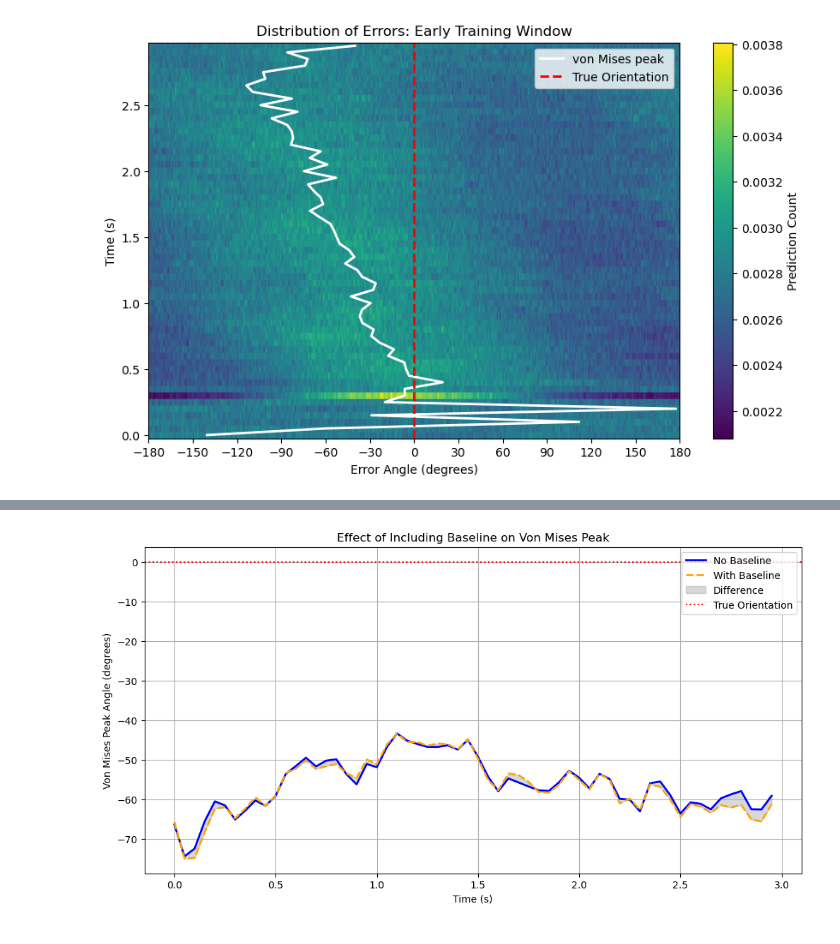
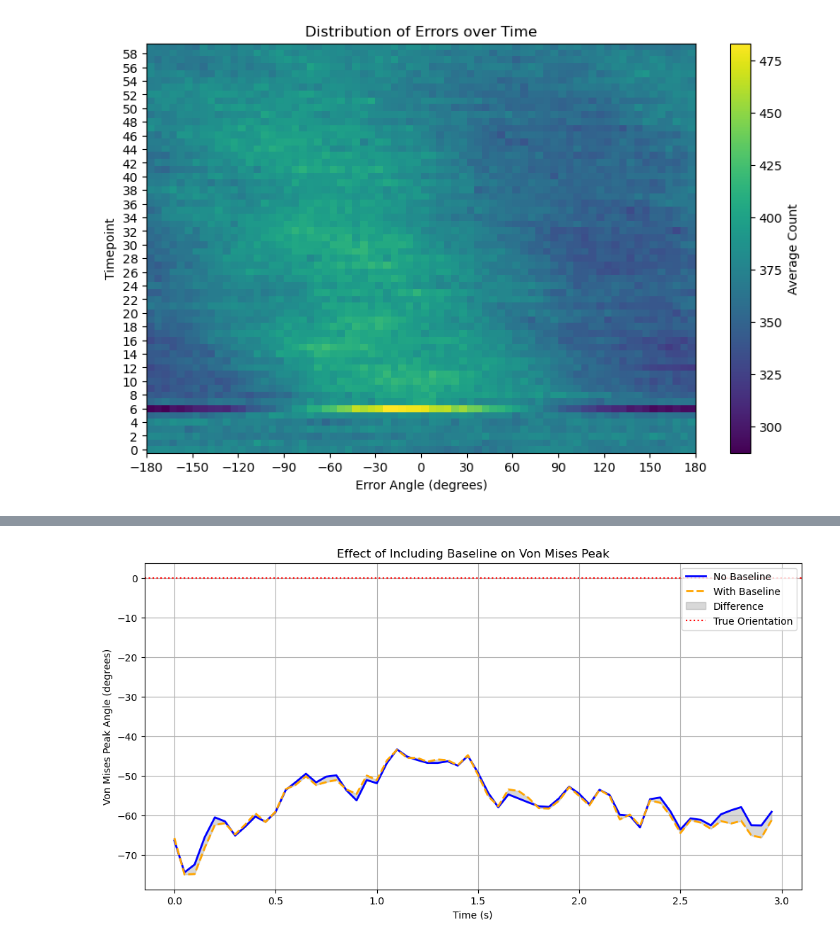
Before and after one commit to sebmonte/Orientation-Imagery, a Jupyter notebook: AnalysisScripts/Step4-Regression/Step4BRegressionAnalysis.ipynb, the cells around one changed output, grey strips where cells are left out. Saved outputs shown, nothing was run; the diff lists cells and outputs as text; code cells hidden in the pictures.

```diff
--- a/AnalysisScripts/Step4-Regression/Step4BRegressionAnalysis.ipynb
+++ b/AnalysisScripts/Step4-Regression/Step4BRegressionAnalysis.ipynb
@@ -11,15 +11,14 @@ subjects = [f"S{i:02}" for i in range(1, 21)]
 #Set 1 if you want to include miniepochs with a pre-onset period
 BaselineData = 1
 #Set to 0 to look at data trained on the early peak response, 1 to look at data trained on late peak response
-Peak = 0
+Peak = 1
 if Peak == 0:
     timing = 'Early'
 else:
     timing = 'Late'
-
-top_dir =  '/Users/sm6511/Desktop/NIH_Experiment'
-bids_dir = os.path.join(top_dir, 'Bids/derivatives/preprocessed/')
-data_path = os.path.join(top_dir, '!Important Data/errors/')
+bids_dir = '/Users/sm6511/Desktop/NIH_Experiment/Bids/derivatives/preprocessed/'
+data_path = '/Users/sm6511/Desktop/NIH_Experiment/Bids/derivatives/Processed_Data/errors/'
+output_dir = '/Users/sm6511/Desktop/NIH_Experiment/Bids/derivatives/Plots'
 # Dictionary to store data for each subject
 subject_data = {}
 for Subject in subjects:
@@ -30,16 +29,16 @@ for Subject in subjects:
 
     fn_miniepochs = f'sub-{Subject}_miniEpochs_preprocessed-epo.fif'
     epochs_mini = mne.read_epochs(bids_dir + fn_miniepochs, preload=False)
-    errors = np.load(data_path + 'data/' + fn_Subject)
+    errors = np.load(data_path + fn_Subject)
 
     subject_data[Subject] = {
-        'epochs_mini': epochs_mini.metadata['timepoints'].to_numpy(),
+        'epochs_mini': epochs_mini.metadata,
         'errors': errors
     }
     del epochs_mini
 # Print shape and first few lines of errors arrays
 for Subject in subjects:
-    errors = np.load(data_path + 'data/' + fn_Subject)
+    errors = np.load(data_path + fn_Subject)
     print(f"Subject {Subject}: Shape {errors.shape}")
     print(errors[:5])  # Print first 5 lines for
 # %% [output]
@@ -63,82 +285,46 @@ Reading /Users/sm6511/Desktop/NIH_Experiment/Bids/derivatives/preprocessed/sub-S
 # %%
 from scipy.stats import vonmises
 import numpy as np
 import matplotlib.pyplot as plt
 
 # Step 1: Get all timepoints for miniepochs
-all_timepoints = subject_data[subjects[0]]['epochs_mini']  # already the unique timepoints
+all_timepoints = subject_data[subjects[0]]['epochs_mini']['timepoints'].unique()  # already the unique timepoints
 all_timepoints = np.sort(all_timepoints)
 num_timepoints = len(all_timepoints)
+num_subjects = len(subject_data)
+angle_error = np.arange(-180, 185, 5)  # Bin edges
 
 # Step 2: Create matrix
 hist_matrix = np.zeros((num_timepoints, len(angle_error) - 1))
 peak_angles = np.zeros(num_timepoints)  # Second array to store peak angle at every timepoint as determined by von mises fit
 
 # Step 3: Loop through timepoints and collect errors/peak angle at that timepoint
 for idx, tp in enumerate(all_timepoints):
-    all_angles = []
+    all_counts = np.zeros(len(angle_error) - 1)
 
     for subj in subject_data.keys():
         s_errors = subject_data[subj]["errors"]
-        tp_series = subject_data[subj]["epochs_mini"]
-        time_idx = np.where(tp_series == tp)[0]
+        trialmat = subject_data[subj]["epochs_mini"]
+
+        time_idx = trialmat[trialmat.timepoints == tp].index.to_numpy()
         toplot = s_errors[time_idx, :].flatten()
-        all_angles.extend(toplot)
 
-    all_angles = np.deg2rad(all_angles)  # convert to radians for von Mises
+        counts, _ = np.histogram(toplot, bins=angle_error)
+        all_counts += counts
 
-    # Histogram for the heatmap
-    total_trials = len(all_angles)
-    counts, _ = np.histogram(np.rad2deg(all_angles), bins=angle_error)
-    num_subjects = len(subject_data)
-    hist_matrix[idx, :] = counts / num_subjects
-    hist_matrix[idx, :] = counts / total_trials
-
-    # Fit von Mises to get mean direction (peak angle)
-    try:
-        kappa, loc, scale = vonmises.fit(all_angles, fscale=1)
-        peak_angles[idx] = np.rad2deg(loc)  # convert back to degrees
-    except Exception as e:
-        print(f"Fit failed at timepoint {tp}: {e}")
-        peak_angles[idx] = np.nan
+    hist_matrix[idx, :] = all_counts / num_subjects
 
 # Step 4: Plot
 plt.figure(figsize=(10, 6))
-
-# Each timepoint in seconds
-seconds_per_tp = 3 / 60  # 0.05 s per timepoint
-timepoints_s = (all_timepoints - all_timepoints.min()) * seconds_per_tp
-
-plt.imshow(
-    hist_matrix,
-    aspect="auto",
-    cmap="viridis",
-    extent=[-180, 180,
-            timepoints_s[0] - seconds_per_tp/2,
-            timepoints_s[-1] + seconds_per_tp/2],
-    origin="lower"
-)
-
-plt.plot(peak_angles, timepoints_s,
-         color='white',
-         linewidth=2,
-         label="von Mises peak")
-
-plt.axvline(0,
-            color='red',
-            linestyle='--',
-            linewidth=2,
-            label='True Orientation')
-
-plt.colorbar(label="Prediction Count")
+plt.imshow(hist_matrix, aspect="auto", cmap="viridis",
+           extent=[-180, 180, all_timepoints[0] - 0.5, all_timepoints[-1] + 0.5],
+           origin="lower")
+plt.colorbar(label="Average Count")
 plt.xlabel("Error Angle (degrees)")
-plt.ylabel("Time (s)")
-plt.title("Distribution of Errors: Early Training Window")
-
+plt.ylabel("Timepoint")
+plt.title("Distribution of Errors over Time")
 plt.xticks(np.arange(-180, 181, 30))
-plt.yticks(np.round(np.arange(0, 3.00, 0.5), 2))  # ticks every 0.5 s
-
-plt.legend()
+plt.yticks(all_timepoints[::2])
 plt.show()
 # %% [output]
-[figure, old version]
+[figure, new version]
```
Also changed, not shown: parts of 7 cells of this notebook, 2 other files.
